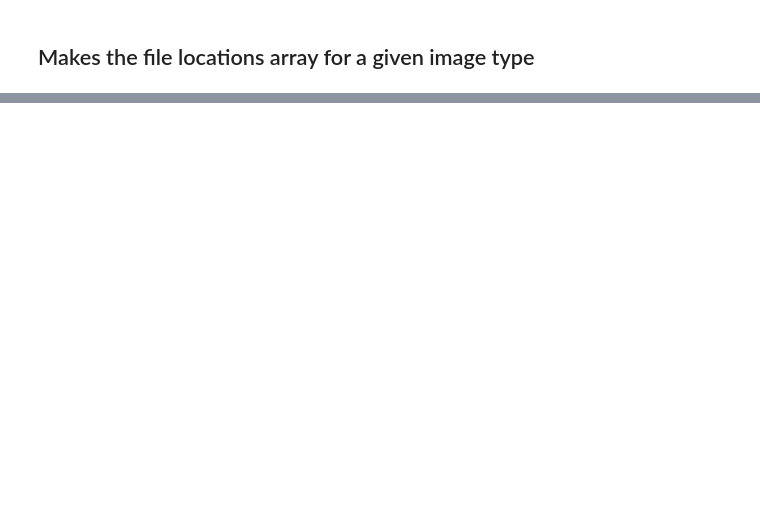
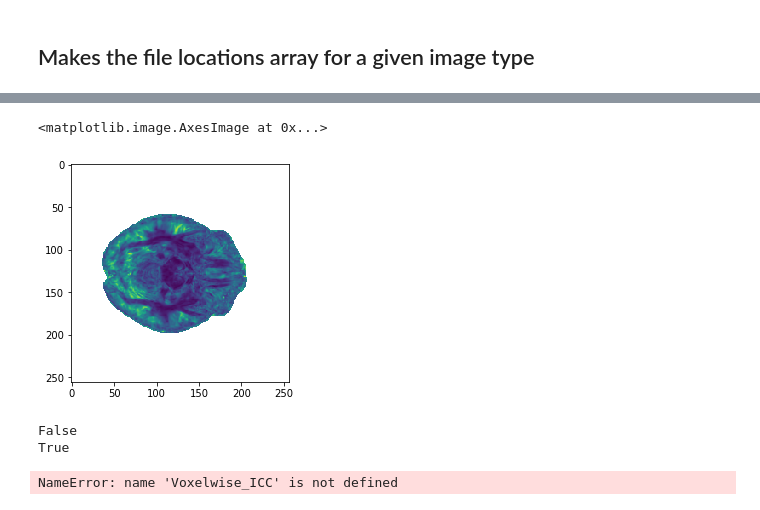
Before and after one commit to Doctor-Dolan/SAGAB, a Jupyter notebook: Voxelwise_Map_Generation.ipynb, the cells around one changed output, grey strips where cells are left out. Cells and saved outputs as stored; diff of their text form; code cells hidden in the pictures; blank space fills up the shorter version.

```diff
--- a/Voxelwise_Map_Generation.ipynb
+++ b/Voxelwise_Map_Generation.ipynb
@@ -43,3 +57,17 @@ NameError: name 'num_subjects' is not defined
+# %%
+import matplotlib.pyplot as plt
+%matplotlib inline
+plt.imshow(Curr_CVbs[:,:,60])
+# %% [output]
+<matplotlib.image.AxesImage at 0x...>
+[figure, added]
+# %%
+#Calculates ICC, CVws, CVbs on 5D numpy
+Curr_ICC, Curr_CVws, Curr_CVbs = ICC_Voxelwise_Vector(whole_cohort,mask)
+# %% [output]
+False
+True
+NameError: name 'Voxelwise_ICC' is not defined
 # %%
 
 Voxelwise_ICC = {}
```
Also changed, not shown: parts of 5 cells of this notebook, 1 other file.
